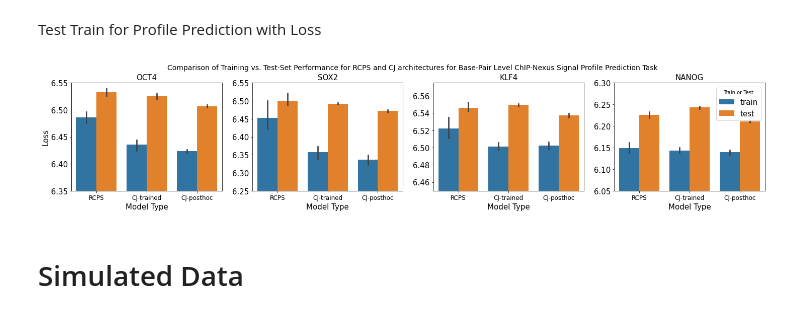
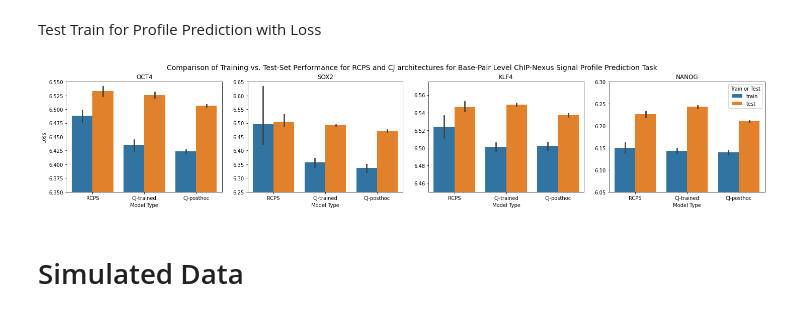
Before and after one commit to hannahgz/BenchmarkRCStrategies, a Jupyter notebook: FigGenNew.ipynb, the cells around one changed output. Drawn from its saved outputs; the diff is of its cells as text; code cells hidden in the pictures.

```diff
--- a/FigGenNew.ipynb
+++ b/FigGenNew.ipynb
@@ -806,13 +806,13 @@ MODEL_TYPES = ["RCPS","CJ-trained", "CJ-posthoc"]
 # %%
 generate_profile_model_plots_test_train_loss(y="loss",
                                             friendly_y="Loss",
                                             ylims=[(6.35,6.55),
-                                                   (6.25,6.55),
+                                                   (6.25,6.65),
                                                    (6.45,6.575),
                                                    (6.05,6.3)])
 plt.savefig("MasterProfileModelsLoss_Train_Test_ISMB.png", bbox_inches='tight')
 # %% [output]
-[figure, old version]
+[figure, new version]
 # %% [markdown]
 # Simulated Data
 # %%
```
Also changed, not shown: parts of 1 cell of this notebook.
